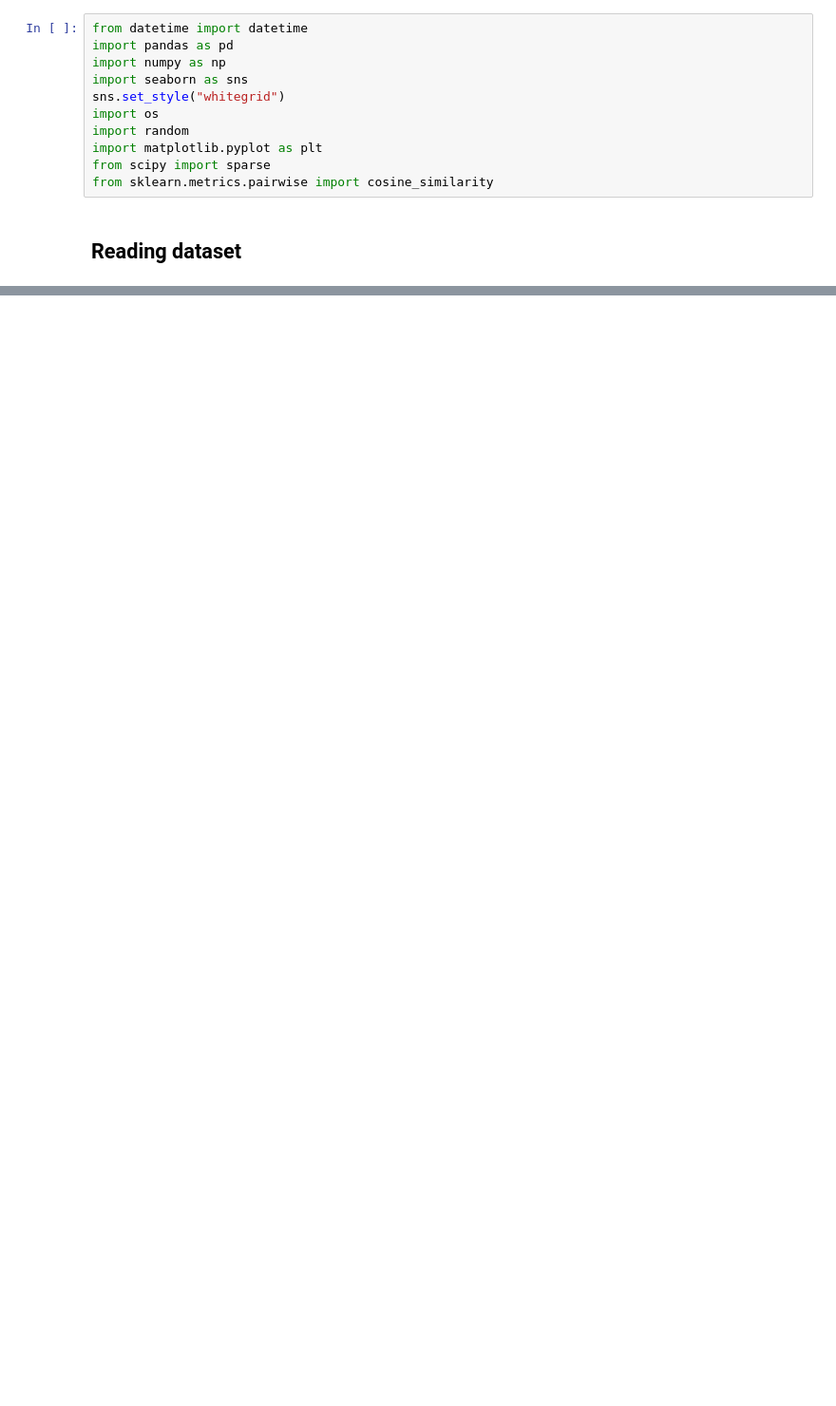
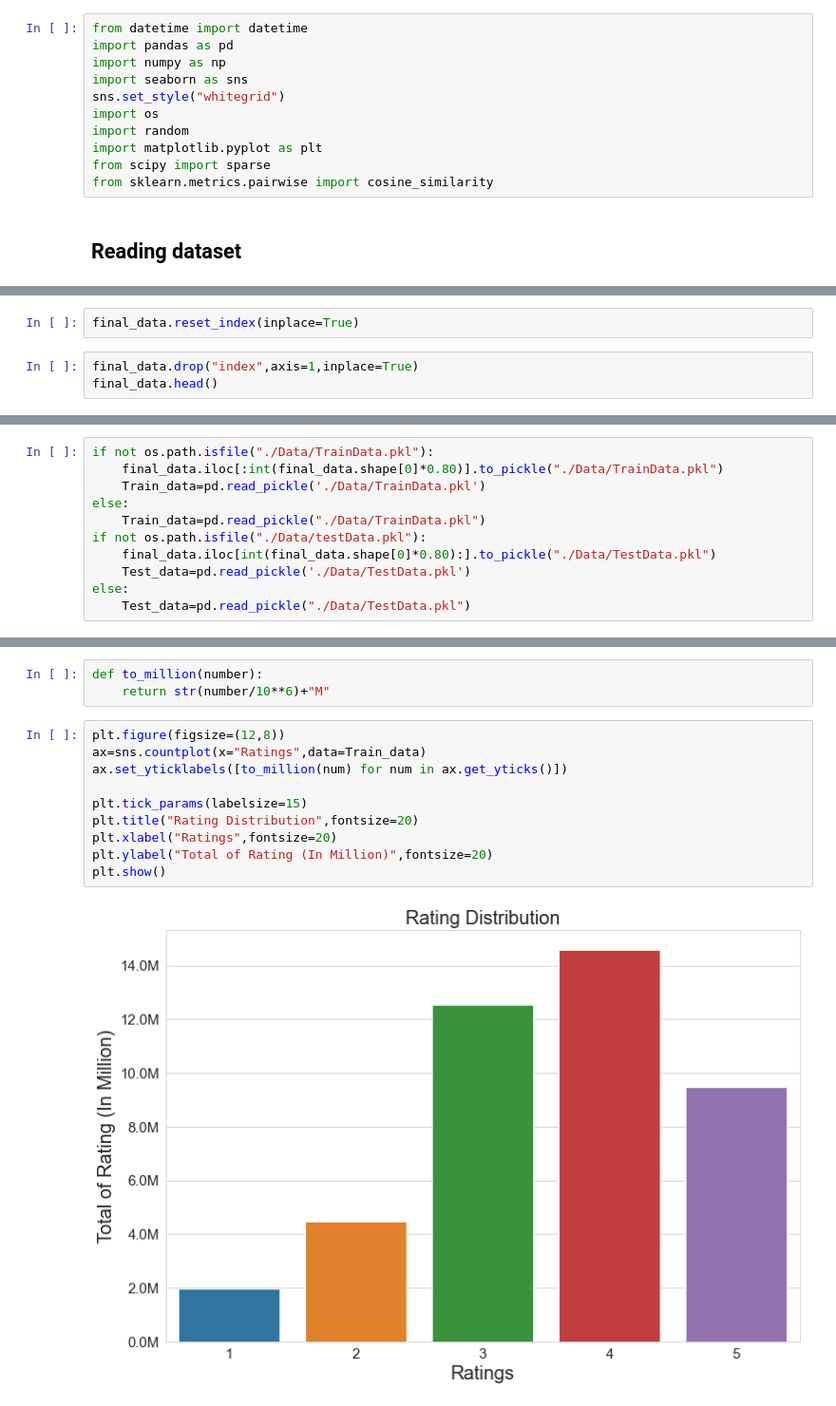
Before and after one commit to dikshantsharma12/Netflix-Movie-Recommendation, a Jupyter notebook: Netflix Movie Recommendation.ipynb, the cells around one changed output, grey strips where cells are left out. Shown: that part at 95% size. Saved outputs shown, nothing was run; the diff lists cells and outputs as text; blank space fills up the shorter version.

```diff
--- a/Netflix Movie Recommendation.ipynb
+++ b/Netflix Movie Recommendation.ipynb
@@ -47,0 +81,5 @@ if not os.path.isfile("./Data/NetflixData.pkl"):
+# %%
+final_data.reset_index(inplace=True)
+# %%
+final_data.drop("index",axis=1,inplace=True)
+final_data.head()
@@ -47,0 +122,11 @@ if not os.path.isfile("./Data/NetflixData.pkl"):
+# %%
+if not os.path.isfile("./Data/TrainData.pkl"):
+    final_data.iloc[:int(final_data.shape[0]*0.80)].to_pickle("./Data/TrainData.pkl")
+    Train_data=pd.read_pickle('./Data/TrainData.pkl')
+else:
+    Train_data=pd.read_pickle("./Data/TrainData.pkl")
+if not os.path.isfile("./Data/testData.pkl"):
+    final_data.iloc[int(final_data.shape[0]*0.80):].to_pickle("./Data/TestData.pkl")
+    Test_data=pd.read_pickle('./Data/TestData.pkl')
+else:
+    Test_data=pd.read_pickle("./Data/TestData.pkl")
@@ -47,0 +152,15 @@ if not os.path.isfile("./Data/NetflixData.pkl"):
+# %%
+def to_million(number):
+    return str(number/10**6)+"M"
+# %%
+plt.figure(figsize=(12,8))
+ax=sns.countplot(x="Ratings",data=Train_data)
+ax.set_yticklabels([to_million(num) for num in ax.get_yticks()])
+
+plt.tick_params(labelsize=15)
+plt.title("Rating Distribution",fontsize=20)
+plt.xlabel("Ratings",fontsize=20)
+plt.ylabel("Total of Rating (In Million)",fontsize=20)
+plt.show()
+# %% [output]
+[figure, added]
```
Also changed, not shown: parts of 65 cells of this notebook.
